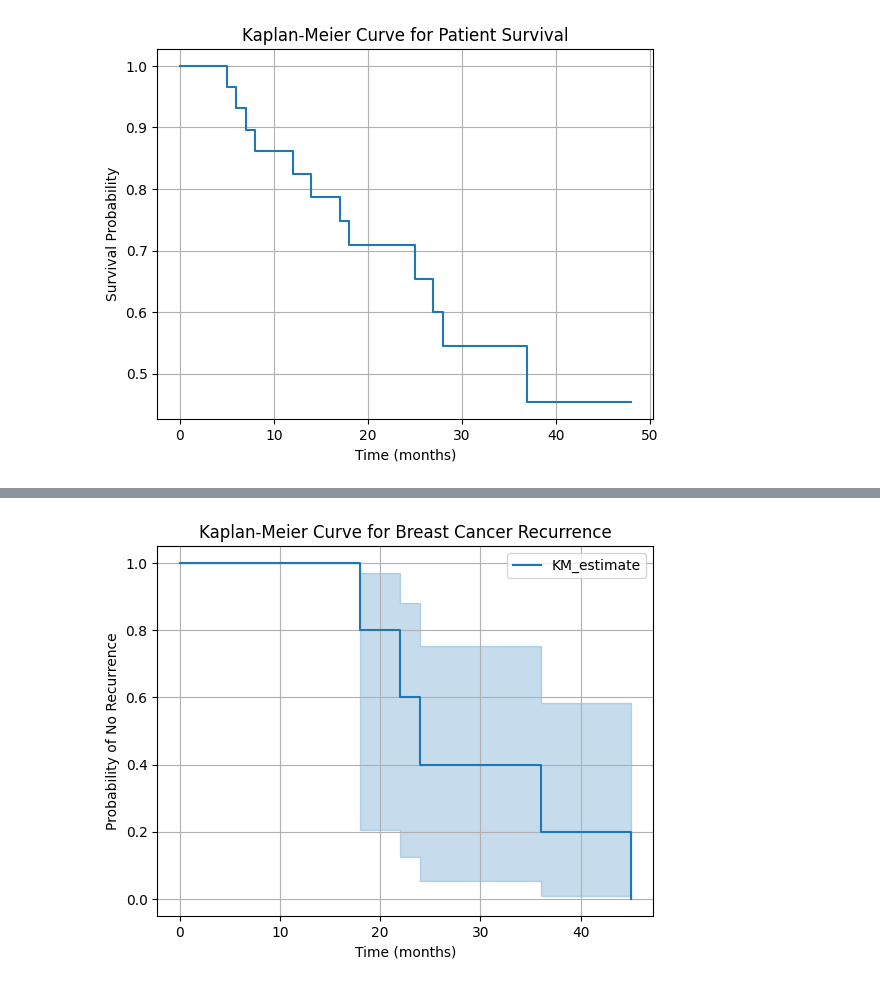
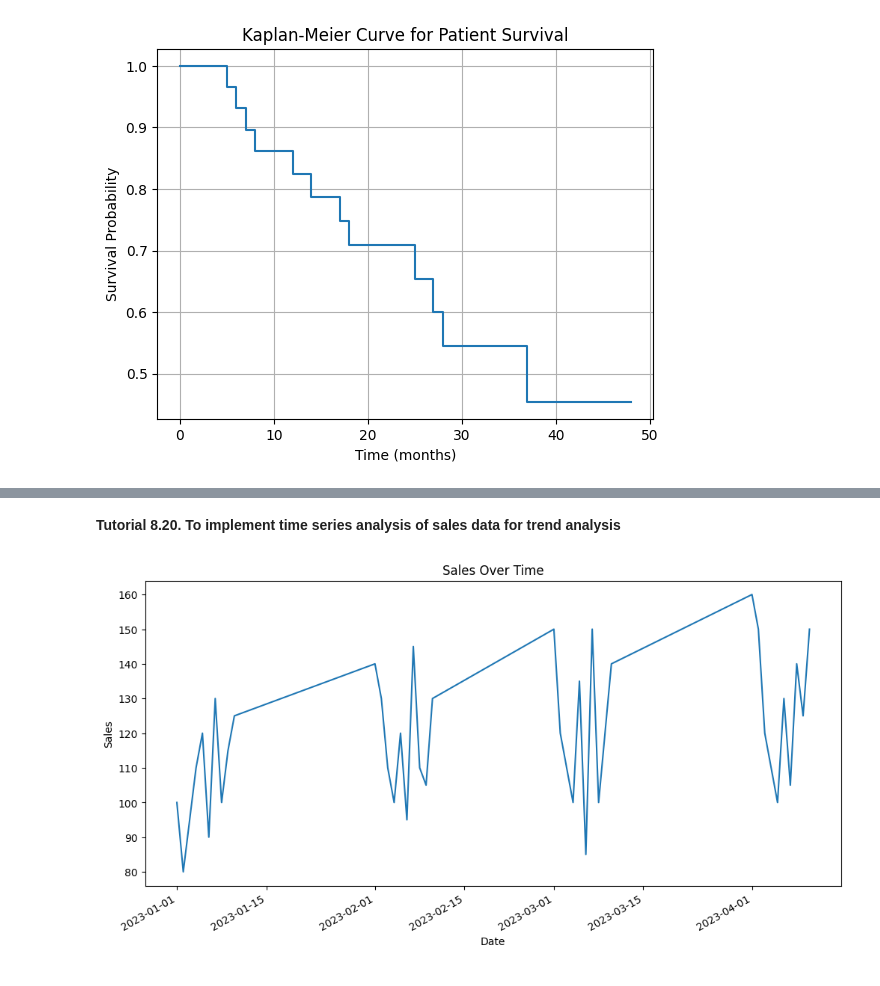
Before and after one commit to bpbpublications/Statistics-for-Data-Scientists-and-Analysts, a Jupyter notebook: notebooks/chapter8/chapter8.ipynb, the cells around one changed output, grey strips where cells are left out. Drawn from its saved outputs; the diff is of its cells as text; code cells hidden in the pictures.

```diff
--- a/notebooks/chapter8/chapter8.ipynb
+++ b/notebooks/chapter8/chapter8.ipynb
@@ -415,47 +470,32 @@ plt.show()
-# %%
-from lifelines import KaplanMeierFitter
-import matplotlib.pyplot as plt
-import numpy as np
-patient_id = [1, 2, 3, 99, 100]
-age = [45, 52, 38, 61, 48]
-surgery = ["Lumpectomy", "Mastectomy",
-           "Lumpectomy", "Mastectomy", "Lumpectomy"]
-er_status = ["Positive", "Negative", "Positive", "Negative", "Positive"]
-recurrence_time = [24, 22, 36, 45, 18]
-follow_up = [30, 24, 48, 42, 24]
-
-
-# Convert strings to numerical (e.g., Lumpectomy = 0, Mastectomy = 1)
-surgery_code = {"Lumpectomy": 0, "Mastectomy": 1}
-surgery_coded = [surgery_code[s] for s in surgery]
-
-# Create event indicator (recurrence = 1, censored = 0)
-event = np.zeros(len(recurrence_time))
-for i in range(len(recurrence_time)):
-    if recurrence_time[i] is None:
-        event[i] = 0  # censored
-    else:
-        event[i] = 1  # recurrence
-
-# Combine data into a pandas DataFrame for easier handling
-data = pd.DataFrame({"patient_id": patient_id, "age": age, "surgery": surgery_coded,
-                     "er_status": er_status, "recurrence_time": recurrence_time,
-                     "event": event, "follow_up": follow_up})
-
-
-# Create a Kaplan-MeierFitter object
-kmf = KaplanMeierFitter()
-
-# Fit the model on the data (using recurrence_time and event)
-kmf.fit(data["recurrence_time"])
-
-
-# Plot the Kaplan-Meier curve
-kmf.plot()
-plt.xlabel("Time (months)")
-plt.ylabel("Probability of No Recurrence")
-plt.title("Kaplan-Meier Curve for Breast Cancer Recurrence")
-plt.grid(True)
-plt.show()
-# %% [output]
-[figure, removed]
+# %% [markdown]
+**Tutorial 8.20. To implement time series analysis of sales data for trend analysis**
+# %%
+import pandas as pd
+import matplotlib.pyplot as plt
+# Sample sales data
+data = pd.DataFrame({
+    'date': pd.to_datetime(['2023-01-01', '2023-01-02', '2023-01-03', '2023-01-04', '2023-01-05',
+                            '2023-01-06', '2023-01-07', '2023-01-08', '2023-01-09', '2023-01-10',
+                            '2023-02-01', '2023-02-02', '2023-02-03', '2023-02-04', '2023-02-05',
+                            '2023-02-06', '2023-02-07', '2023-02-08', '2023-02-09', '2023-02-10',
+                            '2023-03-01', '2023-03-02', '2023-03-03', '2023-03-04', '2023-03-05',
+                            '2023-03-06', '2023-03-07', '2023-03-08', '2023-03-09', '2023-03-10',
+                            '2023-04-01', '2023-04-02', '2023-04-03', '2023-04-04', '2023-04-05',
+                            '2023-04-06', '2023-04-07', '2023-04-08', '2023-04-09', '2023-04-10'
+                            ]),
+    'sales': [100, 80, 95, 110, 120, 90, 130, 100, 115, 125,
+              140, 130, 110, 100, 120, 95, 145, 110, 105, 130,
+              150, 120, 110, 100, 135, 85, 150, 100, 120, 140,
+              160, 150, 120, 110, 100, 130, 105, 140, 125, 150]
+})
+# Set the 'date' column as the index
+data.set_index('date', inplace=True)
+# Plot the time series data
+data['sales'].plot(figsize=(12, 6))
+plt.xlabel('Date')
+plt.ylabel('Sales')
+plt.title('Sales Over Time')
+plt.savefig('trendanalysis.png', dpi=600, bbox_inches='tight')
+plt.show()
+# %% [output]
+[figure, added]
```
Also changed, not shown: parts of 14 cells of this notebook.
